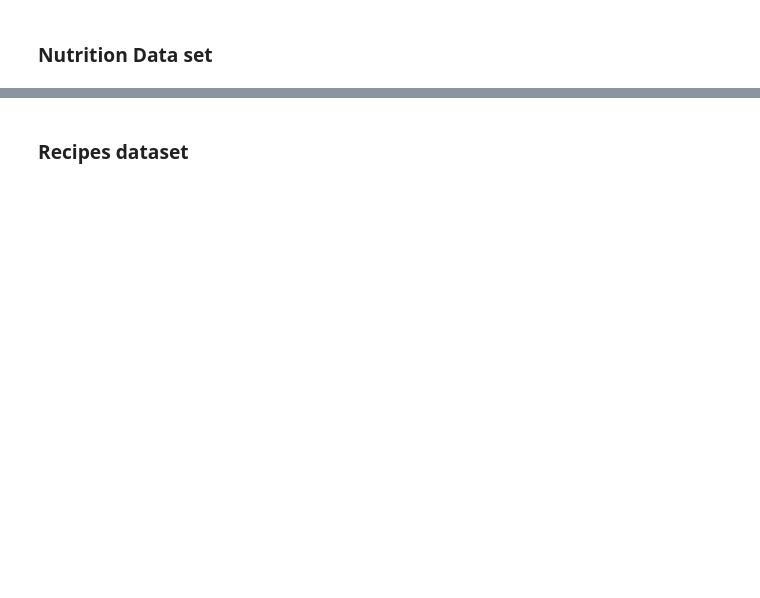
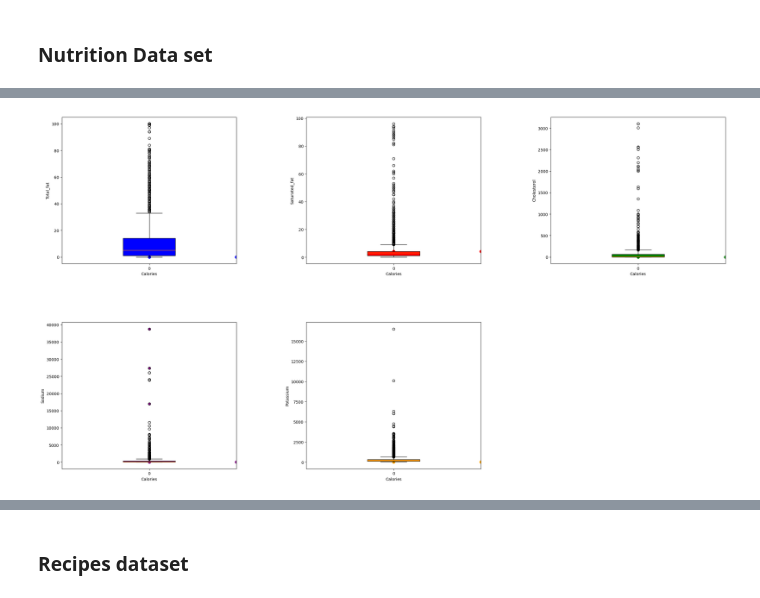
Before and after one commit to Mugangasia/NutriPal-Recipe-Recommendation-System-, a Jupyter notebook: NutriPal_Recipe_Recommendation_System.ipynb, the cells around one changed output, grey strips where cells are left out. Saved outputs shown, nothing was run; the diff lists cells and outputs as text; code cells hidden in the pictures; blank space fills up the shorter version.

```diff
--- a/NutriPal_Recipe_Recommendation_System.ipynb
+++ b/NutriPal_Recipe_Recommendation_System.ipynb
@@ -294 +474,39 @@ There is no correlation between pottasium and calories. As seen an increase in p
+# %%
+fig, axs = plt.subplots(nrows=2, ncols=3, figsize=(30, 16))
+nutrient_cols = ['total_fat', 'saturated_fat', 'cholesterol', 'sodium', 'potassium']
+
+# Flatten the axes array to iterate over it in a 1D fashion
+axs = axs.flatten()
+
+# Define a color palette for the plots
+colors = ['blue', 'red', 'green', 'purple', 'orange']
+
+# Loop over each nutrient column to create a box plot
+for i, col in enumerate(nutrient_cols):
+    # Scatter plot
+    axs[i].scatter(Nutrition_df['calories'], Nutrition_df[col], color=colors[i])
+    axs[i].set_xlabel('Calories')
+    axs[i].set_ylabel(col.capitalize())
+
+    # Box plot
+    boxplot_dict = axs[i].boxplot(Nutrition_df[col], positions=[0], patch_artist=True, widths=0.6)
+
+    # Set the box plot's color to match the scatter plot
+    for patch in boxplot_dict['boxes']:
+        patch.set_facecolor(colors[i])
+
+    # Set the x-axis limits to center the box plot
+    axs[i].set_xlim(-1, 1)
+
+# Remove any unused axes
+for ax in axs[5:]:
+    ax.remove()
+
+# Adjust the spacing between the plots
+plt.subplots_adjust(wspace=0.4, hspace=0.4)
+
+# Show the plots
+plt.show()
+# %% [output]
+[figure, added]
 # %%
```
Also changed, not shown: parts of 64 cells of this notebook.
